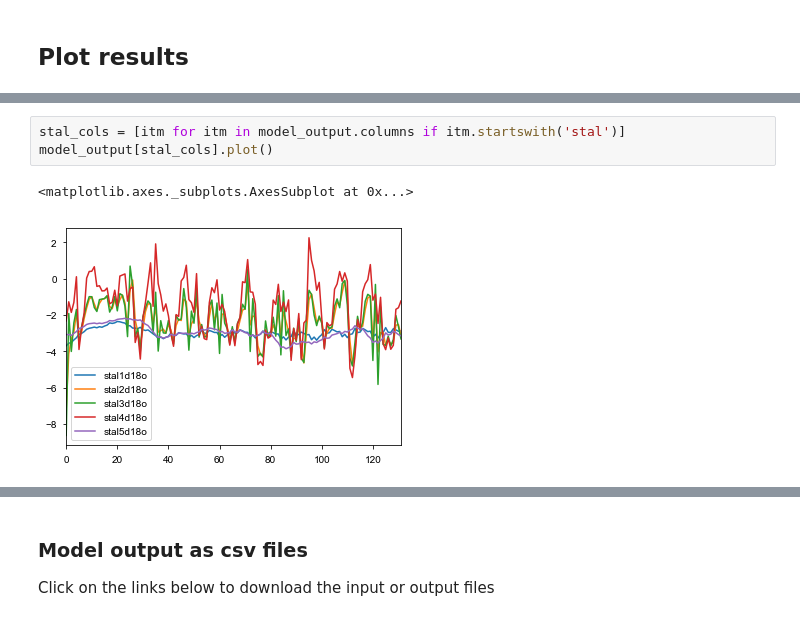
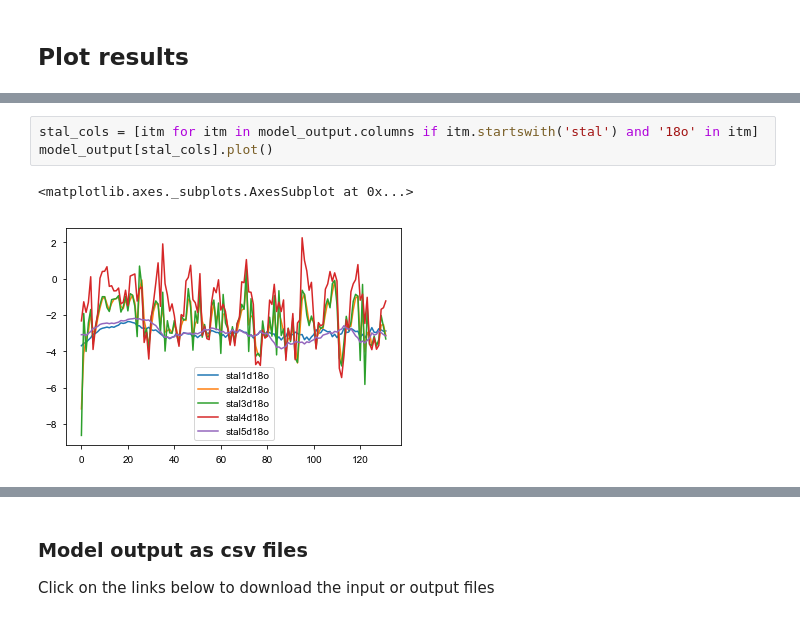
Before and after one commit to swasc/karstolution, a Jupyter notebook: notebooks/example2.ipynb, the cells around one changed output, grey strips where cells are left out. Cells and saved outputs as stored; diff of their text form.

```diff
--- a/notebooks/example2.ipynb
+++ b/notebooks/example2.ipynb
@@ -238,6 +238,6 @@ model_output[drip_cols].plot()
 # %%
-stal_cols = [itm for itm in model_output.columns if itm.startswith('stal')]
+stal_cols = [itm for itm in model_output.columns if itm.startswith('stal') and '18o' in itm]
 model_output[stal_cols].plot()
 # %% [output]
 <matplotlib.axes._subplots.AxesSubplot at 0x...>
-[figure, old version]
+[figure, new version]
```
Also changed, not shown: parts of 4 cells of this notebook, 1 other file.
